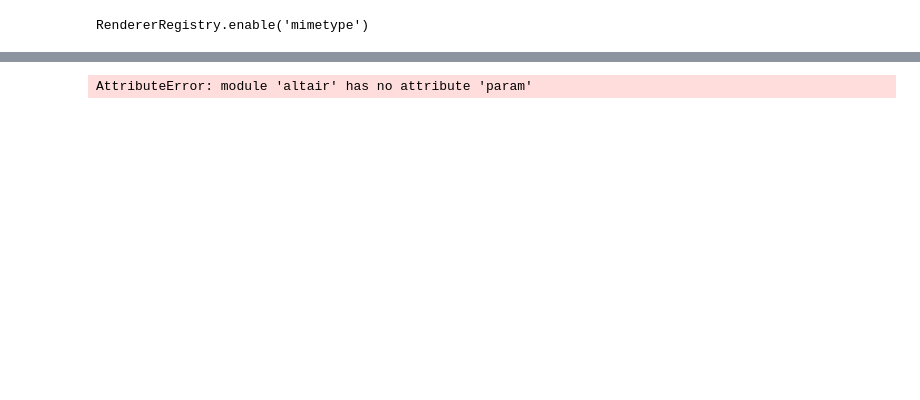
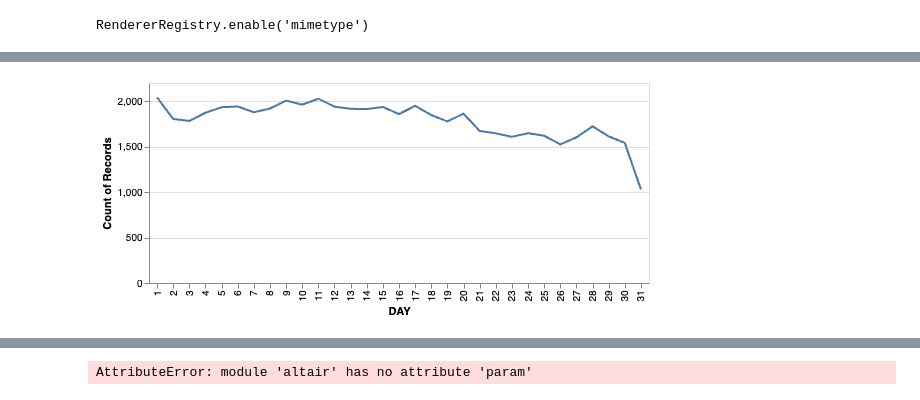
Before and after one commit to sgskung/crime320, a Jupyter notebook: views.ipynb, the cells around one changed output, grey strips where cells are left out. Cells and saved outputs as stored; diff of their text form; code cells hidden in the pictures; blank space fills up the shorter version.

```diff
--- a/views.ipynb
+++ b/views.ipynb
@@ -73,3 +51,16 @@ df
+# %%
+variable = 'DAY'
+
+alt.Chart(df).mark_line(
+).encode(
+    alt.X(variable, type = 'ordinal'),
+    alt.Y('count():Q')
+).properties(
+    width = 500,
+    height = 200
+)
+# %% [output]
+[figure, added]
 # %%
 times = ['MONTH', 'DAY', 'HOUR']
 timespan = ['Timespan']
```
Also changed, not shown: parts of 6 cells of this notebook.
